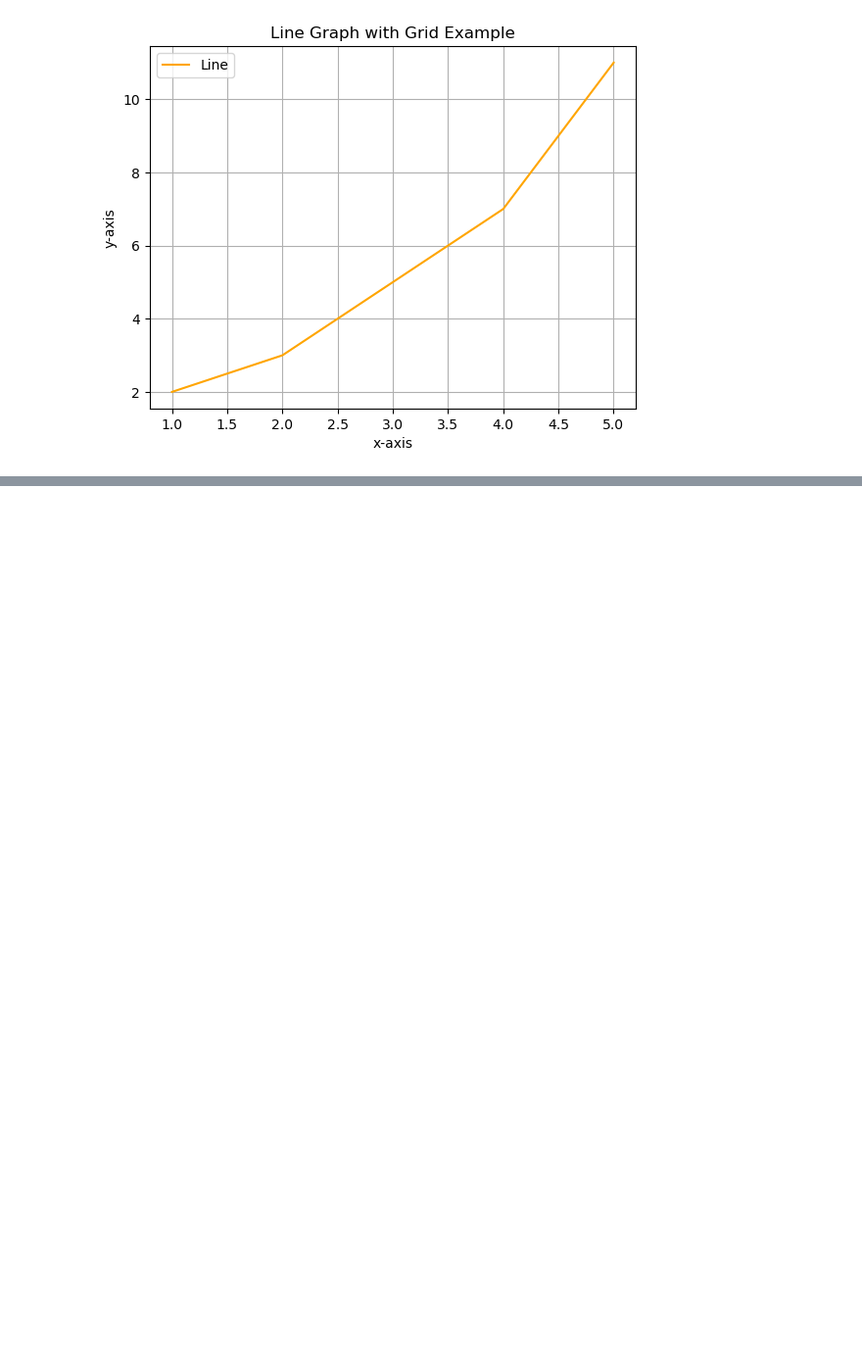
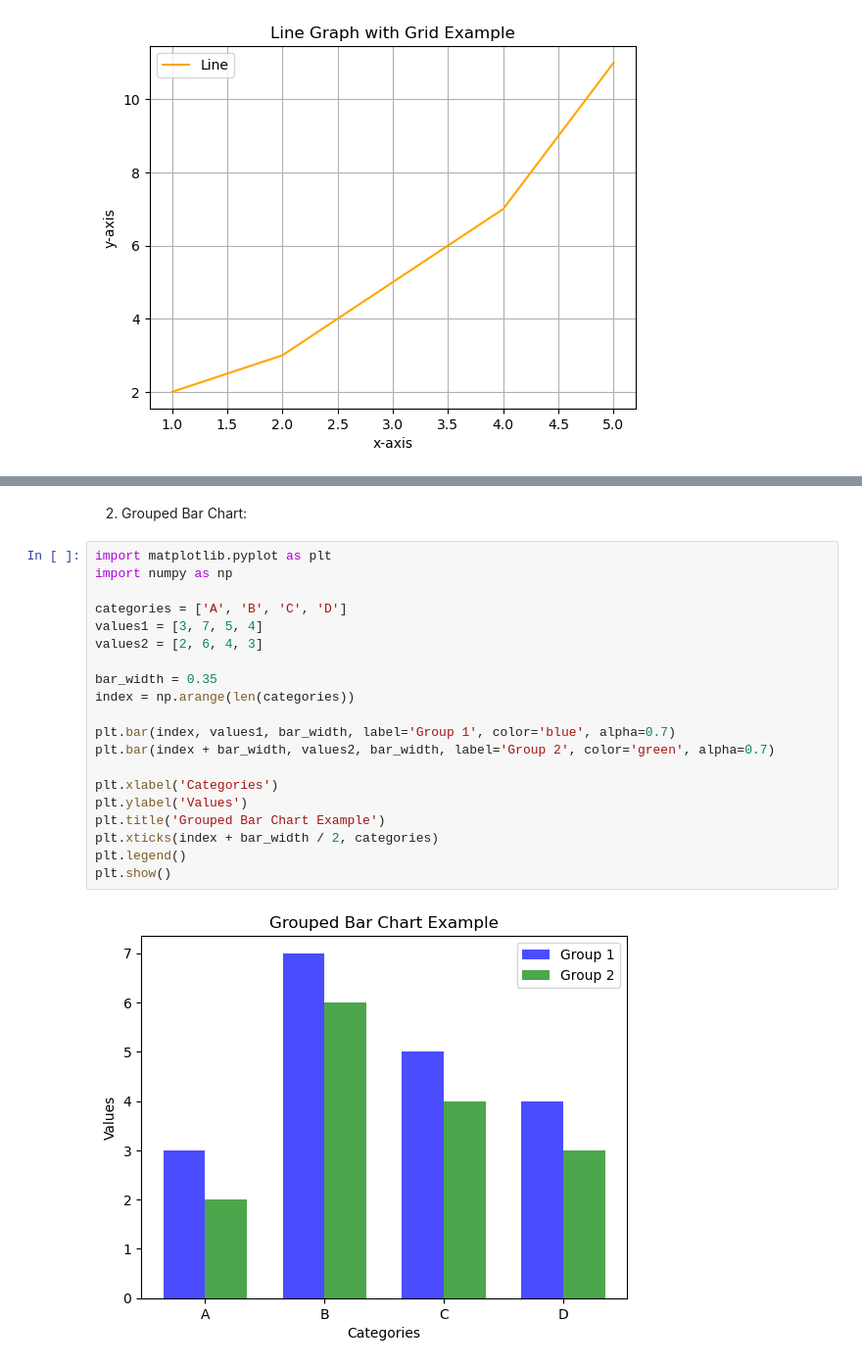
Before and after one commit to Ahmet-Acik/matplotlib_numpy_project, a Jupyter notebook: Untitled-1.ipynb, the cells around one changed output, grey strips where cells are left out. Shown at 98% size. Cells and saved outputs as stored; diff of their text form; blank space fills up the shorter version.

```diff
--- a/Untitled-1.ipynb
+++ b/Untitled-1.ipynb
@@ -240,0 +258,24 @@ plt.show()
+# %% [markdown]
+2. Grouped Bar Chart:
+# %%
+import matplotlib.pyplot as plt
+import numpy as np
+
+categories = ['A', 'B', 'C', 'D']
+values1 = [3, 7, 5, 4]
+values2 = [2, 6, 4, 3]
+
+bar_width = 0.35
+index = np.arange(len(categories))
+
+plt.bar(index, values1, bar_width, label='Group 1', color='blue', alpha=0.7)
+plt.bar(index + bar_width, values2, bar_width, label='Group 2', color='green', alpha=0.7)
+
+plt.xlabel('Categories')
+plt.ylabel('Values')
+plt.title('Grouped Bar Chart Example')
+plt.xticks(index + bar_width / 2, categories)
+plt.legend()
+plt.show()
+# %% [output]
+[figure, added]
```
Also changed, not shown: parts of 9 cells of this notebook.
